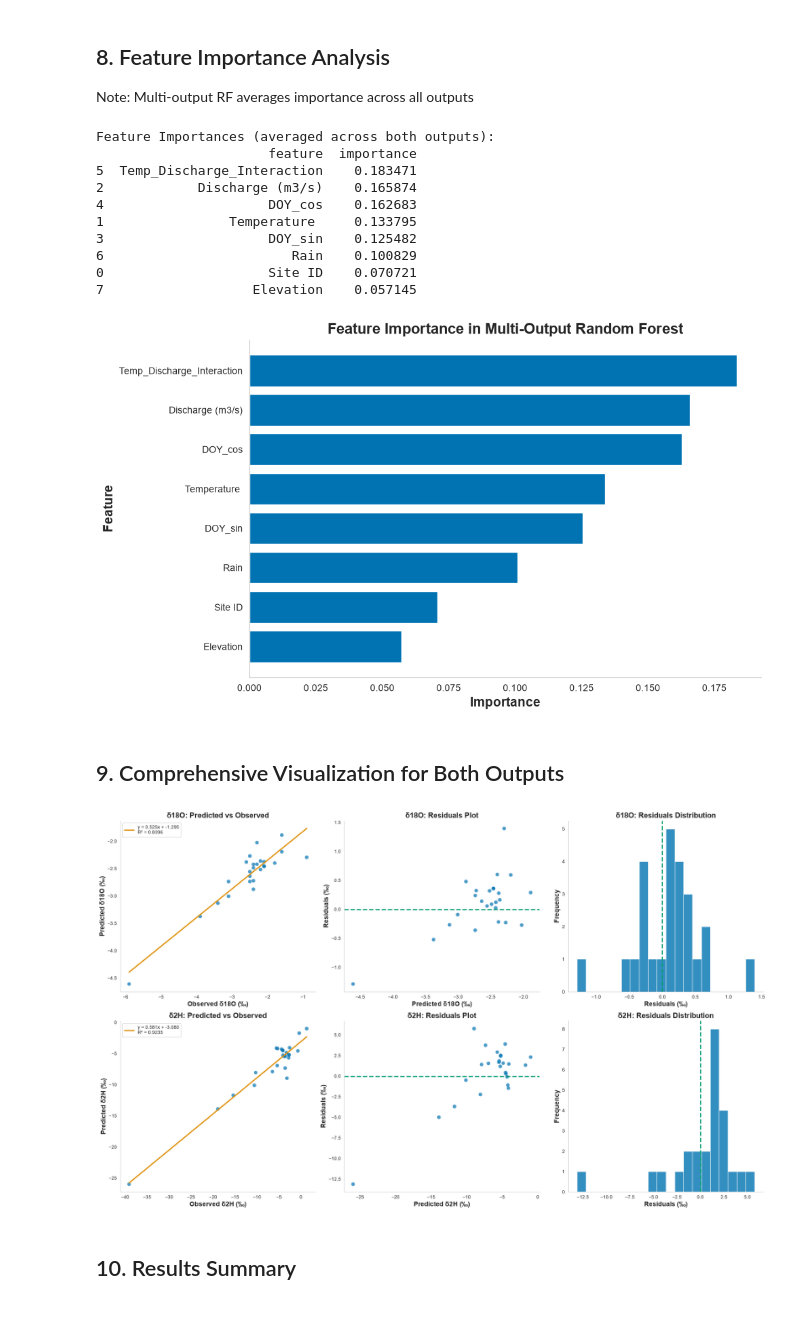
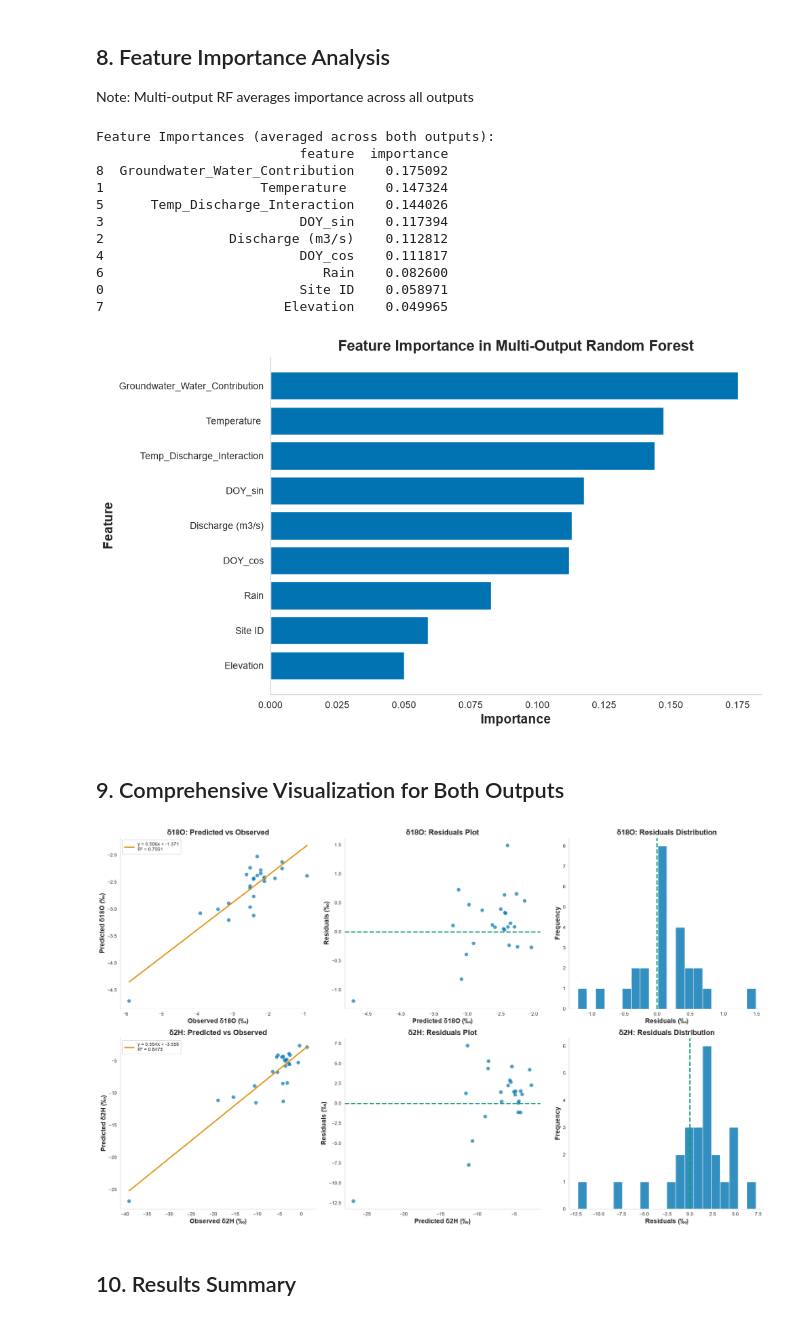
Before and after one commit to kalfaro8/Modeling-Project, a Jupyter notebook: Random-Forest-main/Random_Forest_Multi_Output.ipynb, the cells around one changed output. Drawn from its saved outputs; the diff is of its cells as text; code cells hidden in the pictures.

```diff
--- a/Random-Forest-main/Random_Forest_Multi_Output.ipynb
+++ b/Random-Forest-main/Random_Forest_Multi_Output.ipynb
@@ -53,7 +54,7 @@ plt.rcParams['figure.figsize'] = (10, 6)
 ## 1. Load and Explore Data
 # %%
 # Load data
-df = pd.read_excel("Random Forest Data.xlsx", header=1, usecols="B:L")
+df = pd.read_excel("Random Forest Data.xlsx", header=1, usecols="B:M")
 
 # Filter for stream data
 stream = df[df["Rain or Stream"].str.lower().eq("stream")].copy()
@@ -99,6 +100,7 @@ stream['Temp_Discharge_Interaction'] = stream['Temperature '] * stream['Discharg
 # Rain and Elevation Features
 stream['Rain'] = stream['Precipitation (mm)']
 stream['Elevation'] = stream['Elevation (ft)']
+stream['Groundwater_Water_Contribution'] = stream['Qgw/Qr%']
 
 # Define feature columns (REMOVED δ2H and d-excess since we're predicting them)
 feature_col = [
@@ -109,7 +111,8 @@ feature_col = [
     "DOY_cos",
     "Temp_Discharge_Interaction",
     "Rain",
-    "Elevation"
+    "Elevation",
+    "Groundwater_Water_Contribution",
 ]
 
 # Define target columns (MULTIPLE OUTPUTS)
@@ -265,7 +268,9 @@ for i, target in enumerate(target_cols):
     r2 = r2_score(y_test.iloc[:, i], y_pred_optimized[:, i])
     rmse = np.sqrt(mean_squared_error(y_test.iloc[:, i], y_pred_optimized[:, i]))
     mae = mean_absolute_error(y_test.iloc[:, i], y_pred_optimized[:, i])
-    pearson_r, pearson_p = pearsonr(y_test.iloc[:, i], y_pred_optimized[:, i])
+    pearson_result = pearsonr(y_test.iloc[:, i], y_pred_optimized[:, i])
+    pearson_r = cast(float, pearson_result[0])
+    pearson_p = cast(float, pearson_result[1])
 
     metrics[target] = {
         'r2': r2,
@@ -397,16 +402,17 @@ plt.tight_layout()
 plt.show()
 # %% [output]
 Feature Importances (averaged across both outputs):
-                      feature  importance
-5  Temp_Discharge_Interaction    0.183471
-2            Discharge (m3/s)    0.165874
-4                     DOY_cos    0.162683
-1                Temperature     0.133795
-3                     DOY_sin    0.125482
-6                        Rain    0.100829
-0                     Site ID    0.070721
-7                   Elevation    0.057145
+                          feature  importance
+8  Groundwater_Water_Contribution    0.175092
+1                    Temperature     0.147324
+5      Temp_Discharge_Interaction    0.144026
+3                         DOY_sin    0.117394
+2                Discharge (m3/s)    0.112812
+4                         DOY_cos    0.111817
+6                            Rain    0.082600
+0                         Site ID    0.058971
+7                       Elevation    0.049965
-[figure, old version]
+[figure, new version]
 # %% [markdown]
 ## 9. Comprehensive Visualization for Both Outputs
 # %%
@@ -419,8 +425,10 @@ for i, target in enumerate(target_cols):
                        alpha=0.7, color='#0173B2', s=60, edgecolors='none')
 
     # Linear regression line
-    slope, intercept, r_value, p_value, std_err = stats.linregress(
-        y_test.iloc[:, i], y_pred_optimized[:, i])
+    regression_result = stats.linregress(y_test.iloc[:, i], y_pred_optimized[:, i])
+    slope = cast(float, regression_result[0])
+    intercept = cast(float, regression_result[1])
+    r_value = cast(float, regression_result[2])
     line_x = np.array([y_test.iloc[:, i].min(), y_test.iloc[:, i].max()])
     line_y = slope * line_x + intercept
     axes[i, 0].plot(line_x, line_y, color='#DE8F05', linestyle='-', lw=2.5,
@@ -432,34 +440,34 @@ for i, target in enumerate(target_cols):
     axes[i, 0].legend(fontsize=10)
     axes[i, 0].spines['top'].set_visible(False)
     axes[i, 0].spines['right'].set_visible(False)
     axes[i, 0].grid(False)
 
     # Residuals plot
     residuals = y_test.iloc[:, i] - y_pred_optimized[:, i]
     axes[i, 1].scatter(y_pred_optimized[:, i], residuals,
                        alpha=0.7, color='#0173B2', s=60, edgecolors='none')
     axes[i, 1].axhline(y=0, color='#029E73', linestyle='--', lw=2.5)
     axes[i, 1].set_xlabel(f'Predicted {target} (‰)', fontsize=14, fontweight='bold')
     axes[i, 1].set_ylabel('Residuals (‰)', fontsize=14, fontweight='bold')
     axes[i, 1].set_title(f'{target}: Residuals Plot', fontsize=16, fontweight='bold')
     axes[i, 1].spines['top'].set_visible(False)
     axes[i, 1].spines['right'].set_visible(False)
     axes[i, 1].grid(False)
 
     # Residuals distribution
     axes[i, 2].hist(residuals, bins=20, color='#0173B2', edgecolor='white', alpha=0.8)
     axes[i, 2].axvline(x=0, color='#029E73', linestyle='--', lw=2.5)
     axes[i, 2].set_xlabel('Residuals (‰)', fontsize=14, fontweight='bold')
     axes[i, 2].set_ylabel('Frequency', fontsize=14, fontweight='bold')
     axes[i, 2].set_title(f'{target}: Residuals Distribution', fontsize=16, fontweight='bold')
     axes[i, 2].spines['top'].set_visible(False)
     axes[i, 2].spines['right'].set_visible(False)
     axes[i, 2].grid(False)
 
 plt.tight_layout()
 plt.show()
 # %% [output]
-[figure, old version]
+[figure, new version]
 # %% [markdown]
 ## 10. Results Summary
 # %%
```
Also changed, not shown: parts of 8 cells of this notebook, 5 other files.
